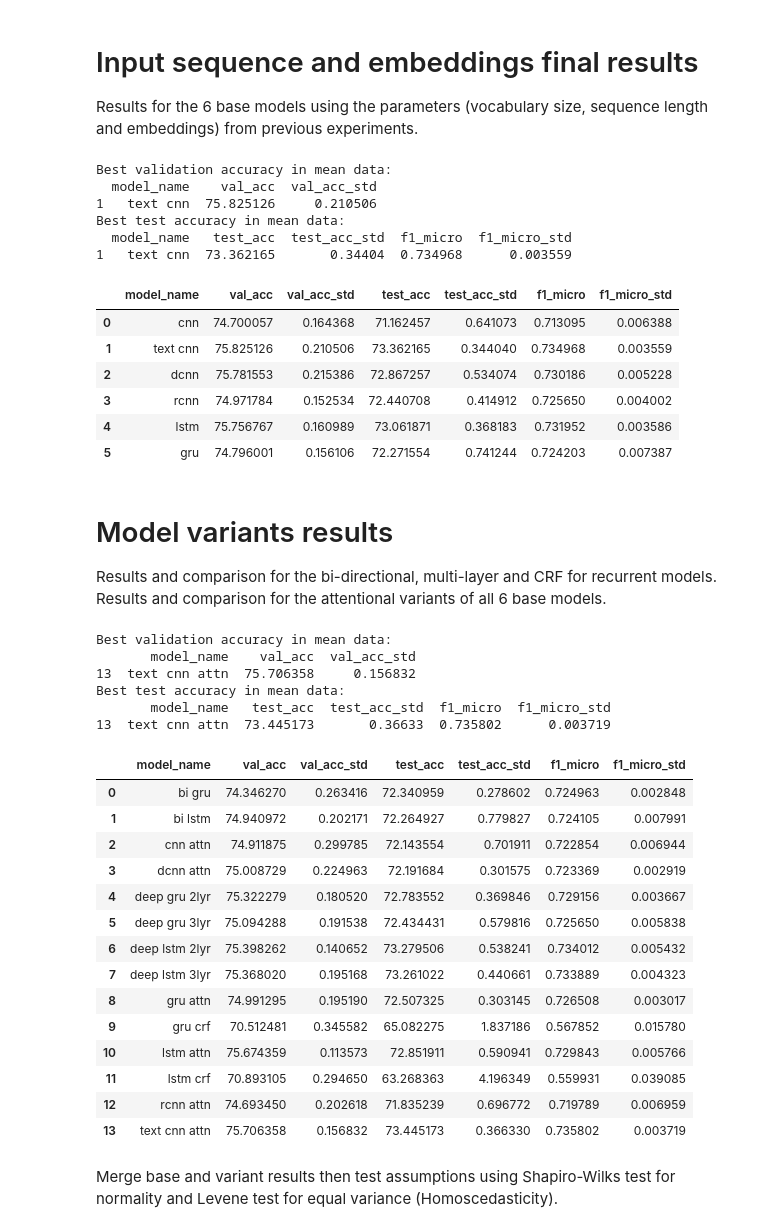
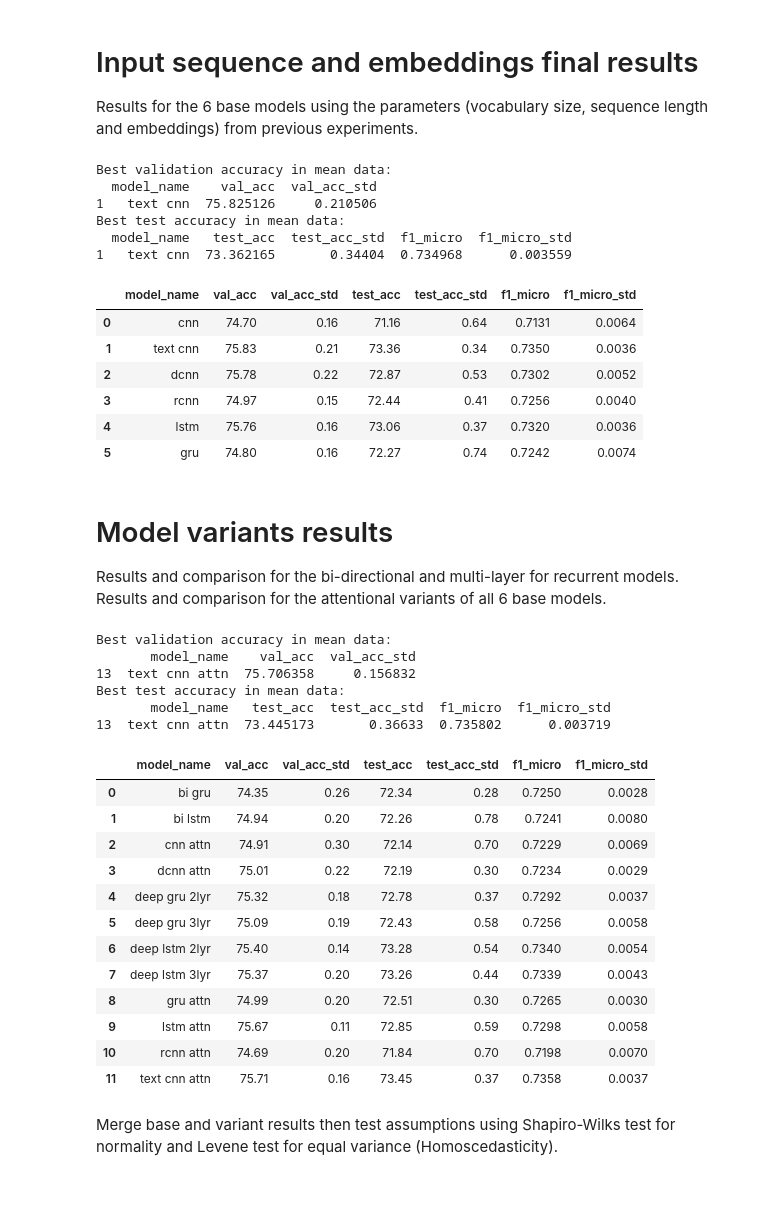
Before and after one commit to NathanDuran/Sentence-Encoding-for-DA-Classification, a Jupyter notebook: data_processing/swda_results.ipynb, the cells around one changed output. Cells and saved outputs as stored; diff of their text form; code cells hidden in the pictures; blank space fills up the shorter version.

```diff
--- a/data_processing/swda_results.ipynb
+++ b/data_processing/swda_results.ipynb
@@ -7,6 +7,8 @@ pd.set_option('display.max_rows', 50)
 pd.set_option('display.max_columns', 50)
 pd.set_option('display.width', 500)
 #%matplotlib inline
+acc_round_val = 2
+f1_round_val = 4
 
 # Set the task and experiment type
 task_name = 'swda'
@@ -689,7 +761,7 @@ print(inseq_final_mean_data.loc[[inseq_final_mean_data['val_acc'].idxmax()], ['m
 print("Best test accuracy in mean data:")
 print(inseq_final_mean_data.loc[[inseq_final_mean_data['test_acc'].idxmax()], ['model_name', 'test_acc', 'test_acc_std', 'f1_micro', 'f1_micro_std']])
 inseq_final_data_max = get_max(inseq_final_mean_data, [])
-inseq_final_data_max
+inseq_final_data_max.round({'val_acc': acc_round_val, 'val_acc_std': acc_round_val, 'test_acc':acc_round_val, 'test_acc_std':acc_round_val, 'f1_micro' :f1_round_val, 'f1_micro_std' :f1_round_val})
 # %% [output]
 Best validation accuracy in mean data:
   model_name    val_acc  val_acc_std
@@ -698,54 +770,56 @@ Best test accuracy in mean data:
   model_name   test_acc  test_acc_std  f1_micro  f1_micro_std
 1   text cnn  73.362165       0.34404  0.734968      0.003559
 |  | model_name | val_acc | val_acc_std | test_acc | test_acc_std | f1_micro | f1_micro_std |
-| 0 | cnn | 74.700057 | 0.164368 | 71.162457 | 0.641073 | 0.713095 | 0.006388 |
-| 1 | text cnn | 75.825126 | 0.210506 | 73.362165 | 0.344040 | 0.734968 | 0.003559 |
-| 2 | dcnn | 75.781553 | 0.215386 | 72.867257 | 0.534074 | 0.730186 | 0.005228 |
-| 3 | rcnn | 74.971784 | 0.152534 | 72.440708 | 0.414912 | 0.725650 | 0.004002 |
-| 4 | lstm | 75.756767 | 0.160989 | 73.061871 | 0.368183 | 0.731952 | 0.003586 |
-| 5 | gru | 74.796001 | 0.156106 | 72.271554 | 0.741244 | 0.724203 | 0.007387 |
+| 0 | cnn | 74.70 | 0.16 | 71.16 | 0.64 | 0.7131 | 0.0064 |
+| 1 | text cnn | 75.83 | 0.21 | 73.36 | 0.34 | 0.7350 | 0.0036 |
+| 2 | dcnn | 75.78 | 0.22 | 72.87 | 0.53 | 0.7302 | 0.0052 |
+| 3 | rcnn | 74.97 | 0.15 | 72.44 | 0.41 | 0.7256 | 0.0040 |
+| 4 | lstm | 75.76 | 0.16 | 73.06 | 0.37 | 0.7320 | 0.0036 |
+| 5 | gru | 74.80 | 0.16 | 72.27 | 0.74 | 0.7242 | 0.0074 |
 # %% [markdown]
 # Model variants results
 
-Results and comparison for the bi-directional, multi-layer and CRF for recurrent models.
+Results and comparison for the bi-directional and multi-layer for recurrent models.
 Results and comparison for the attentional variants of all 6 base models.
 # %%
 # Name of the experiment parameter for comparison
 exp_param = 'model_variants'
 
 # Load language models experiment data
 variants_data = load_dataframe(os.path.join(task_name, exp_param, exp_param + '_data.csv'))
 variants_mean_data = load_dataframe(os.path.join(task_name,  exp_param, exp_param + '_mean_data.csv'))
 
+# Remove CRF because they are strictly worse
+variants_data = variants_data[~variants_data['model_name'].str.contains('crf')]
+variants_mean_data = variants_mean_data[~variants_mean_data['model_name'].str.contains('crf')]
+
 # Get the max values for each model
 print("Best validation accuracy in mean data:")
 print(variants_mean_data.loc[[variants_mean_data['val_acc'].idxmax()], ['model_name', 'val_acc', 'val_acc_std']])
 print("Best test accuracy in mean data:")
 print(variants_mean_data.loc[[variants_mean_data['test_acc'].idxmax()], ['model_name', 'test_acc', 'test_acc_std', 'f1_micro', 'f1_micro_std']])
 variants_data_max = get_max(variants_mean_data, [])
-variants_data_max
+variants_data_max.round({'val_acc': acc_round_val, 'val_acc_std': acc_round_val, 'test_acc':acc_round_val, 'test_acc_std':acc_round_val, 'f1_micro' :f1_round_val, 'f1_micro_std' :f1_round_val})
 # %% [output]
 Best validation accuracy in mean data:
        model_name    val_acc  val_acc_std
 13  text cnn attn  75.706358     0.156832
 Best test accuracy in mean data:
        model_name   test_acc  test_acc_std  f1_micro  f1_micro_std
 13  text cnn attn  73.445173       0.36633  0.735802      0.003719
 |  | model_name | val_acc | val_acc_std | test_acc | test_acc_std | f1_micro | f1_micro_std |
-| 0 | bi gru | 74.346270 | 0.263416 | 72.340959 | 0.278602 | 0.724963 | 0.002848 |
-| 1 | bi lstm | 74.940972 | 0.202171 | 72.264927 | 0.779827 | 0.724105 | 0.007991 |
-| 2 | cnn attn | 74.911875 | 0.299785 | 72.143554 | 0.701911 | 0.722854 | 0.006944 |
-| 3 | dcnn attn | 75.008729 | 0.224963 | 72.191684 | 0.301575 | 0.723369 | 0.002919 |
-| 4 | deep gru 2lyr | 75.322279 | 0.180520 | 72.783552 | 0.369846 | 0.729156 | 0.003667 |
-| 5 | deep gru 3lyr | 75.094288 | 0.191538 | 72.434431 | 0.579816 | 0.725650 | 0.005838 |
-| 6 | deep lstm 2lyr | 75.398262 | 0.140652 | 73.279506 | 0.538241 | 0.734012 | 0.005432 |
-| 7 | deep lstm 3lyr | 75.368020 | 0.195168 | 73.261022 | 0.440661 | 0.733889 | 0.004323 |
-| 8 | gru attn | 74.991295 | 0.195190 | 72.507325 | 0.303145 | 0.726508 | 0.003017 |
-| 9 | gru crf | 70.512481 | 0.345582 | 65.082275 | 1.837186 | 0.567852 | 0.015780 |
-| 10 | lstm attn | 75.674359 | 0.113573 | 72.851911 | 0.590941 | 0.729843 | 0.005766 |
-| 11 | lstm crf | 70.893105 | 0.294650 | 63.268363 | 4.196349 | 0.559931 | 0.039085 |
-| 12 | rcnn attn | 74.693450 | 0.202618 | 71.835239 | 0.696772 | 0.719789 | 0.006959 |
-| 13 | text cnn attn | 75.706358 | 0.156832 | 73.445173 | 0.366330 | 0.735802 | 0.003719 |
+| 0 | bi gru | 74.35 | 0.26 | 72.34 | 0.28 | 0.7250 | 0.0028 |
+| 1 | bi lstm | 74.94 | 0.20 | 72.26 | 0.78 | 0.7241 | 0.0080 |
+| 2 | cnn attn | 74.91 | 0.30 | 72.14 | 0.70 | 0.7229 | 0.0069 |
+| 3 | dcnn attn | 75.01 | 0.22 | 72.19 | 0.30 | 0.7234 | 0.0029 |
+| 4 | deep gru 2lyr | 75.32 | 0.18 | 72.78 | 0.37 | 0.7292 | 0.0037 |
+| 5 | deep gru 3lyr | 75.09 | 0.19 | 72.43 | 0.58 | 0.7256 | 0.0058 |
+| 6 | deep lstm 2lyr | 75.40 | 0.14 | 73.28 | 0.54 | 0.7340 | 0.0054 |
+| 7 | deep lstm 3lyr | 75.37 | 0.20 | 73.26 | 0.44 | 0.7339 | 0.0043 |
+| 8 | gru attn | 74.99 | 0.20 | 72.51 | 0.30 | 0.7265 | 0.0030 |
+| 9 | lstm attn | 75.67 | 0.11 | 72.85 | 0.59 | 0.7298 | 0.0058 |
+| 10 | rcnn attn | 74.69 | 0.20 | 71.84 | 0.70 | 0.7198 | 0.0070 |
+| 11 | text cnn attn | 75.71 | 0.16 | 73.45 | 0.37 | 0.7358 | 0.0037 |
 # %% [markdown]
 Merge base and variant results then test assumptions using Shapiro-Wilks test for normality
 and Levene test for equal variance (Homoscedasticity).
```
Also changed, not shown: parts of 27 cells of this notebook, 9 other files.
